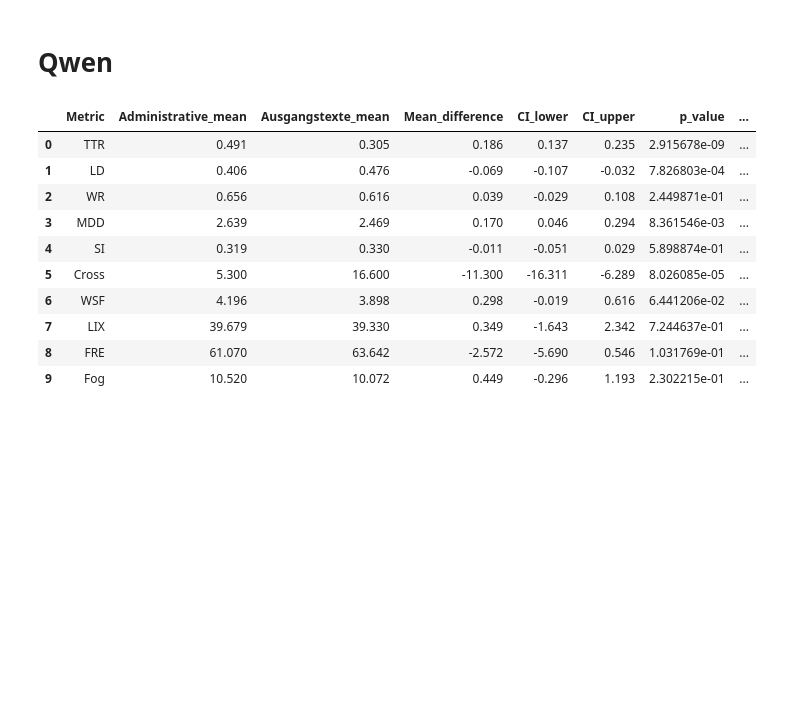
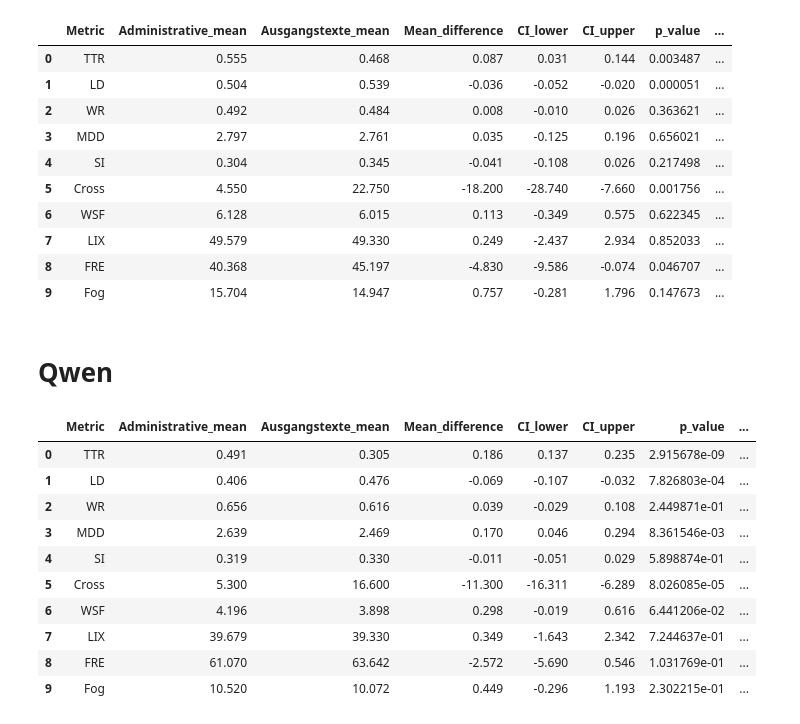
Before and after one commit to happy522/ChatGPT-as-a-CAT-tool-in-Easy-language-translation_Implemenatation, a Jupyter notebook: Administrative_vs_Medical.ipynb, the cells around one changed output. Drawn from its saved outputs; the diff is of its cells as text; code cells hidden in the pictures; blank space fills up the shorter version.

Commit message:
Updated the results added original comparision

```diff
--- a/Administrative_vs_Medical.ipynb
+++ b/Administrative_vs_Medical.ipynb
@@ -124,3 +126,86 @@ def compare_holistic_files(df1, df2,nrows = 20):
+# %%
+
+
+# Main comparison function
+def compare_Original_files(df1, df2,nrows = 20):
+    df1 = df1.head(nrows)
+    df2 = df2.head(nrows)
+
+    results = []
+
+    for metric, higher_better in metrics_info.items():
+
+        col1 = df1[f"{metric}_Original"].dropna()
+        col2 = df2[f"{metric}_Original"].dropna()
+
+        p_val, effect, diff, ci_low, ci_high = compare_columns(col1, col2)
+
+        results.append({
+            "Metric": metric,
+            "Administrative_mean": col1.mean(),
+            "Ausgangstexte_mean": col2.mean(),
+            "Mean_difference": diff,
+            "CI_lower": ci_low,
+            "CI_upper": ci_high,
+            "p_value": p_val,
+            "Effect_size_d": effect
+        })
+
+    results_df = pd.DataFrame(results)
+
+    # Holm correction for multiple test
+
+    results_df["p_adjusted"] = multipletests(
+        results_df["p_value"], method="holm"
+    )[1]
+
+    # Determine statistically supported "Better"
+    def determine_winner(row):
+        if row["p_adjusted"] >= 0.05:
+            return "No significant difference"
+
+        if metrics_info[row["Metric"]]:  # higher is better
+            return "Administrative" if row["Administrative_mean"] > row["Ausgangstexte_mean"] else "Ausgangstexte"
+        else:  # lower is better
+            return "Administrative" if row["Administrative_mean"] < row["Ausgangstexte_mean"] else "Ausgangstexte"
+
+    results_df["Better"] = results_df.apply(determine_winner, axis=1)
+
+    results_df = results_df.round({
+        "Administrative_mean": 3,
+        "Ausgangstexte_mean": 3,
+        "Mean_difference": 3,
+        "CI_lower": 3,
+        "CI_upper": 3,
+        #"p_value": 4,
+        "p_adjusted": 4,
+        "Effect_size_d": 3
+    })
+
+    return results_df
+
+df1 = pd.read_csv(
+    "https://raw.githubusercontent.com/happy522/ChatGPT-as-a-CAT-tool-in-Easy-language-translation_Implemenatation/refs/heads/main/qwen3-235b-a22b/Matrix_Scores_qwen3-235b-a22b_Administrative.csv")
+
+df2 = pd.read_csv(
+    "https://raw.githubusercontent.com/happy522/ChatGPT-as-a-CAT-tool-in-Easy-language-translation_Implemenatation/refs/heads/main/qwen3-235b-a22b/Matrix_Scores_qwen3-235b-a22b_Ausgangstexte.csv")
+
+
+results_df = compare_Original_files(df1, df2)
+
+results_df
+# %% [output]
+|  | Metric | Administrative_mean | Ausgangstexte_mean | Mean_difference | CI_lower | CI_upper | p_value | ... |
+| 0 | TTR | 0.555 | 0.468 | 0.087 | 0.031 | 0.144 | 0.003487 | ... |
+| 1 | LD | 0.504 | 0.539 | -0.036 | -0.052 | -0.020 | 0.000051 | ... |
+| 2 | WR | 0.492 | 0.484 | 0.008 | -0.010 | 0.026 | 0.363621 | ... |
+| 3 | MDD | 2.797 | 2.761 | 0.035 | -0.125 | 0.196 | 0.656021 | ... |
+| 4 | SI | 0.304 | 0.345 | -0.041 | -0.108 | 0.026 | 0.217498 | ... |
+| 5 | Cross | 4.550 | 22.750 | -18.200 | -28.740 | -7.660 | 0.001756 | ... |
+| 6 | WSF | 6.128 | 6.015 | 0.113 | -0.349 | 0.575 | 0.622345 | ... |
+| 7 | LIX | 49.579 | 49.330 | 0.249 | -2.437 | 2.934 | 0.852033 | ... |
+| 8 | FRE | 40.368 | 45.197 | -4.830 | -9.586 | -0.074 | 0.046707 | ... |
+| 9 | Fog | 15.704 | 14.947 | 0.757 | -0.281 | 1.796 | 0.147673 | ... |
 # %% [markdown]
 # Qwen
 # %%
```
Also changed, not shown: parts of 2 cells of this notebook.
